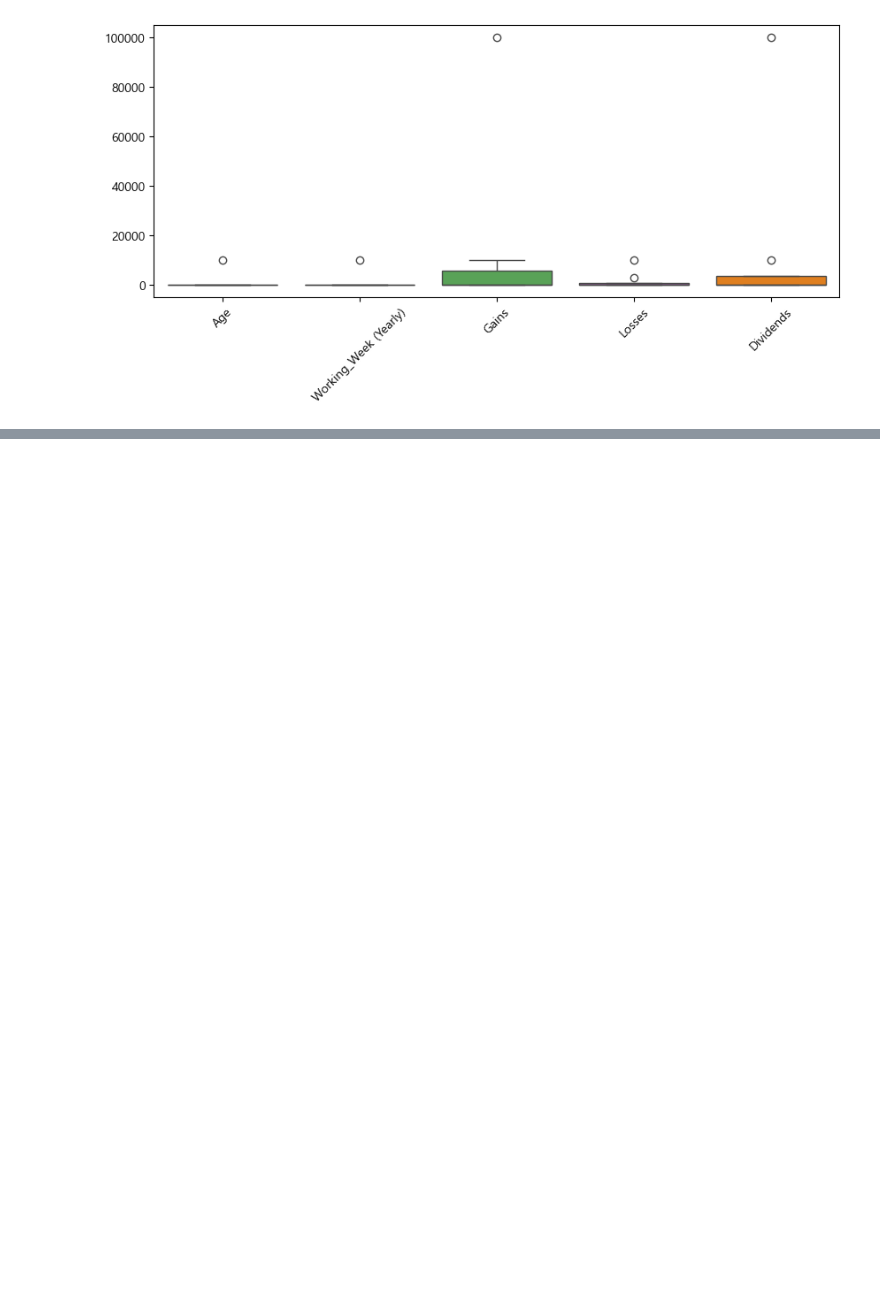
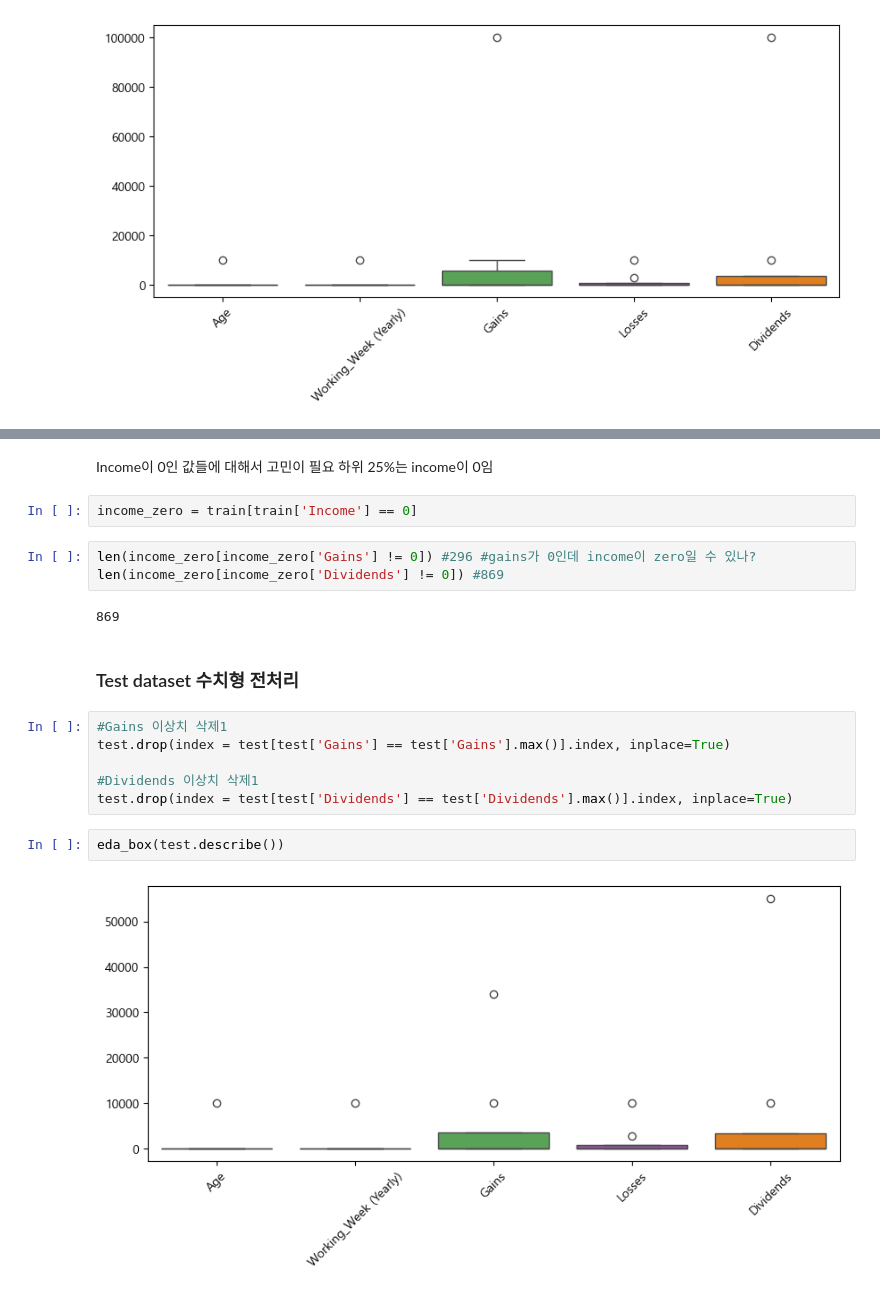
Before and after one commit to iamwhatimeantobe/predict_income, a Jupyter notebook: 1. EDA.ipynb, the cells around one changed output, grey strips where cells are left out. Drawn from its saved outputs; the diff is of its cells as text; blank space fills up the shorter version.

```diff
--- a/1. EDA.ipynb
+++ b/1. EDA.ipynb
@@ -270,0 +493,21 @@ eda_box(test.describe())
+# %% [markdown]
+Income이 0인 값들에 대해서 고민이 필요 하위 25%는 income이 0임
+# %%
+income_zero = train[train['Income'] == 0]
+# %%
+len(income_zero[income_zero['Gains'] != 0]) #296 #gains가 0인데 income이 zero일 수 있나?
+len(income_zero[income_zero['Dividends'] != 0]) #869
+# %% [output]
+869
+# %% [markdown]
+### Test dataset 수치형 전처리
+# %%
+#Gains 이상치 삭제1
+test.drop(index = test[test['Gains'] == test['Gains'].max()].index, inplace=True)
+
+#Dividends 이상치 삭제1
+test.drop(index = test[test['Dividends'] == test['Dividends'].max()].index, inplace=True)
+# %%
+eda_box(test.describe())
+# %% [output]
+[figure, added]
```
Also changed, not shown: parts of 60 cells of this notebook, 4 other files.
